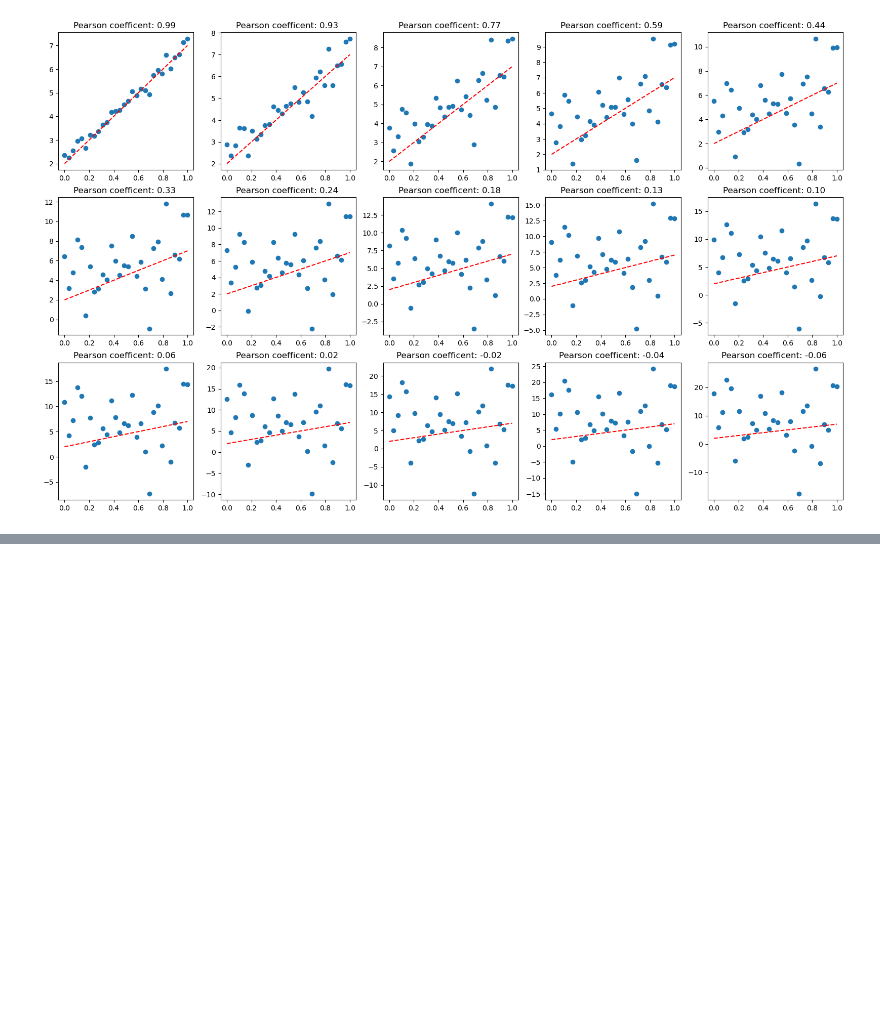
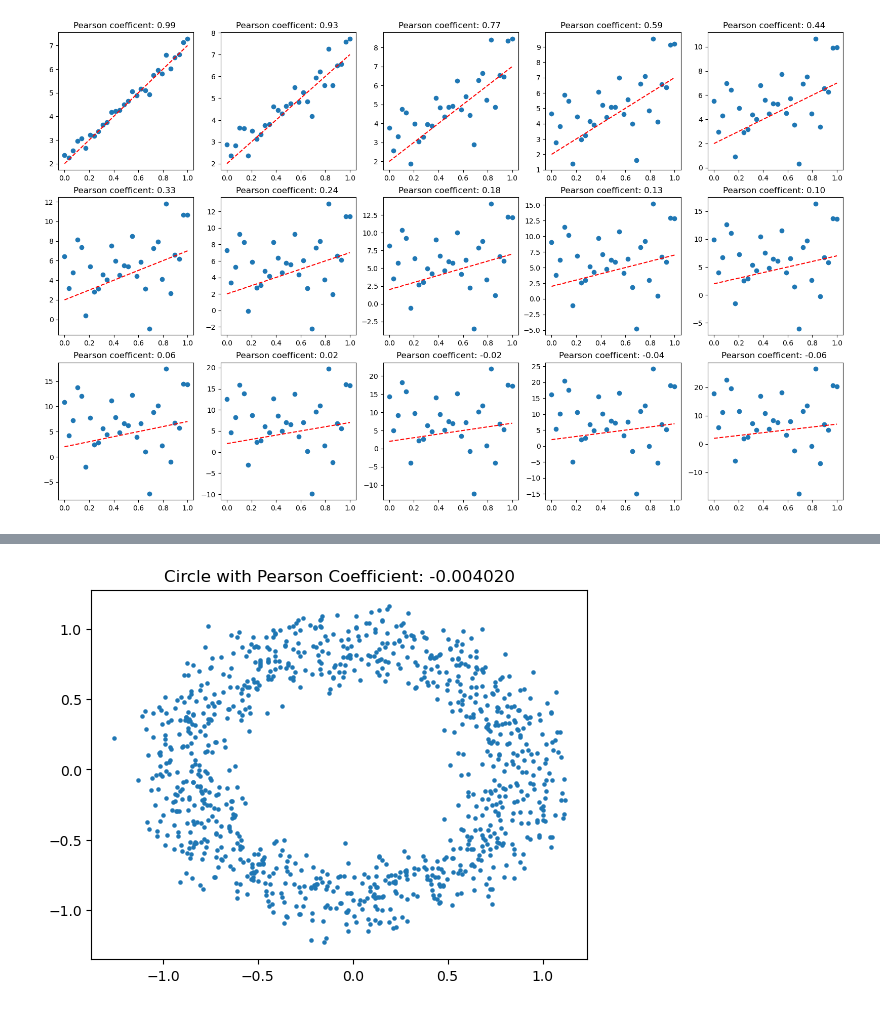
Before and after one commit to datasmp/pfds, a Jupyter notebook: _sources/basic_info.ipynb, the cells around one changed output, grey strips where cells are left out. Saved outputs shown, nothing was run; the diff lists cells and outputs as text; code cells hidden in the pictures; blank space fills up the shorter version.

```diff
--- a/_sources/basic_info.ipynb
+++ b/_sources/basic_info.ipynb
@@ -241,0 +260,8 @@ for i in [0.2, 0.5, 1,1.5,2,2.5,3, 3.5,4,4.5,5,6,7,8,9]:
+# %%
+from sklearn.datasets import make_circles
+x, y = make_circles(n_samples=1000, random_state=42, noise=0.1)
+pcc = pearsonr(x[:,0],x[:,1])[0]
+plt.title(f'Circle with Pearson Coefficient: {pcc:2f}' )
+plt.scatter(x[:,0],x[:,1], s=5);
+# %% [output]
+[figure, added]
```
Also changed, not shown: parts of 20 cells of this notebook, 45 other files.
